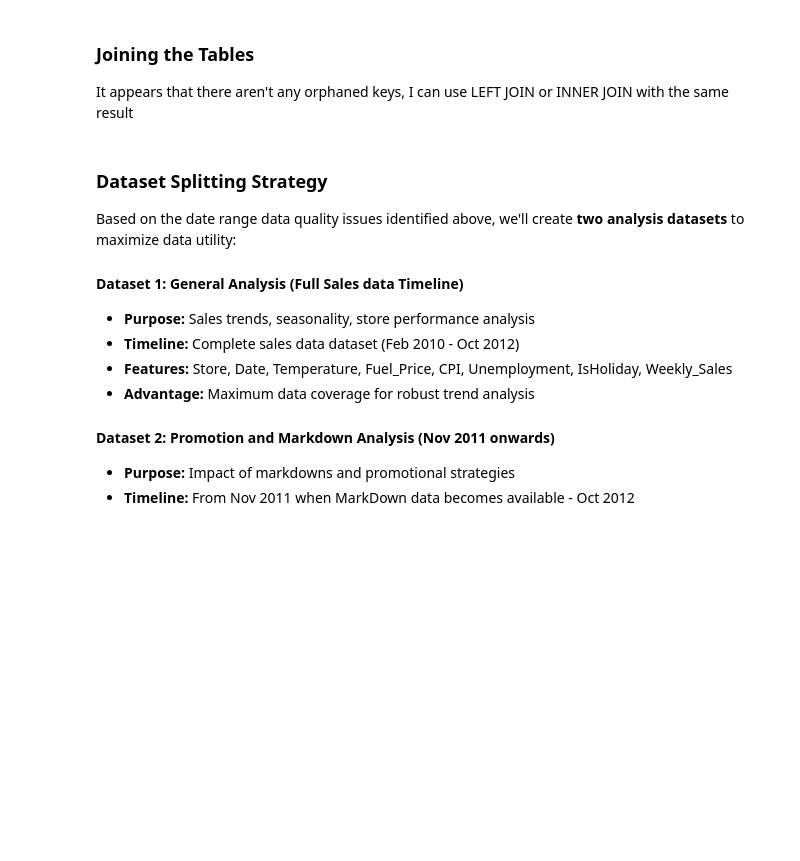
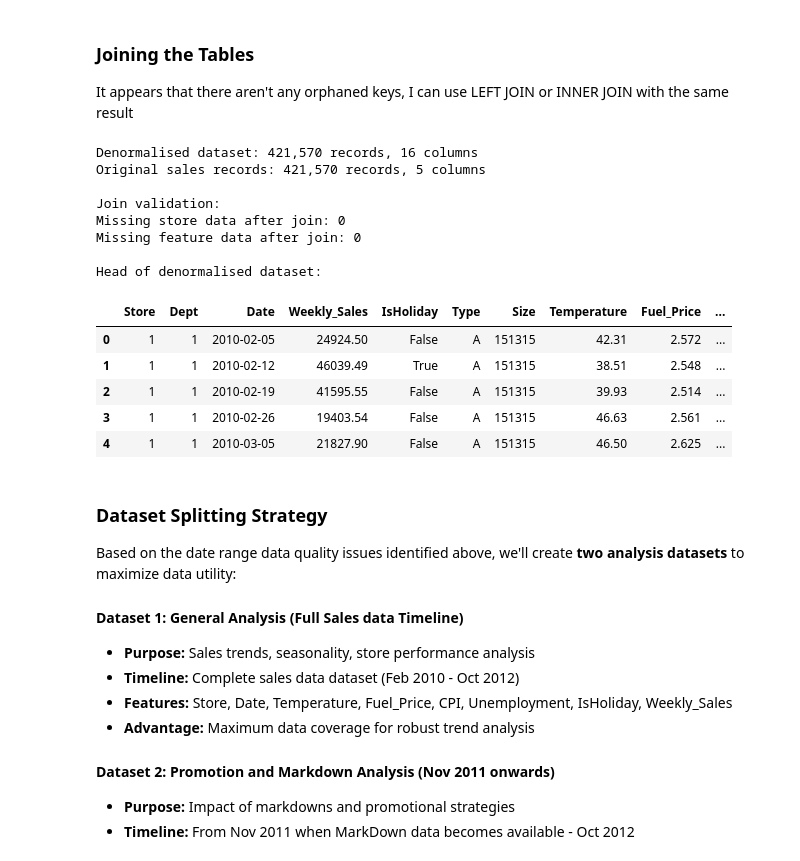
Before and after one commit to Julian-Elliott/retail-sales-analysis, a Jupyter notebook: jupyter_notebooks/retail-sales-analysis.ipynb, the cells around one changed output. Drawn from its saved outputs; the diff is of its cells as text; code cells hidden in the pictures; blank space fills up the shorter version.

Commit message:
feat: add denormalising table join to ipynb with join verification

```diff
--- a/jupyter_notebooks/retail-sales-analysis.ipynb
+++ b/jupyter_notebooks/retail-sales-analysis.ipynb
@@ -306,3 +304,39 @@ It appears that there aren't any orphaned keys, I can use LEFT JOIN or INNER JOI
+# %%
+# Left join merge of definitions and feature definitions to the sales fact table
+
+# Create complete dataset with all three tables joined
+denormalised_sales_df = sales_df_transform.merge(stores_df_transform, on='Store', how='left') \
+                           .merge(features_df_transform, on=['Store', 'Date'], how='left')
+
+print(f"Denormalised dataset: {denormalised_sales_df.shape[0]:,} records, {denormalised_sales_df.shape[1]} columns")
+print(f"Original sales records: {sales_df_transform.shape[0]:,} records, {sales_df_transform.shape[1]} columns")
+
+# Verify join success - check for any null values in key columns
+null_stores = denormalised_sales_df['Type'].isnull().sum()
+null_features = denormalised_sales_df['Temperature'].isnull().sum()
+
+print(f"\nJoin validation:")
+print(f"Missing store data after join: {null_stores}")
+print(f"Missing feature data after join: {null_features}")
+
+# Display sample of joined data
+print(f"\nHead of denormalised dataset:")
+denormalised_sales_df.head()
+# %% [output]
+Denormalised dataset: 421,570 records, 16 columns
+Original sales records: 421,570 records, 5 columns
+
+Join validation:
+Missing store data after join: 0
+Missing feature data after join: 0
+
+Head of denormalised dataset:
+|  | Store | Dept | Date | Weekly_Sales | IsHoliday | Type | Size | Temperature | Fuel_Price | ... |
+| 0 | 1 | 1 | 2010-02-05 | 24924.50 | False | A | 151315 | 42.31 | 2.572 | ... |
+| 1 | 1 | 1 | 2010-02-12 | 46039.49 | True | A | 151315 | 38.51 | 2.548 | ... |
+| 2 | 1 | 1 | 2010-02-19 | 41595.55 | False | A | 151315 | 39.93 | 2.514 | ... |
+| 3 | 1 | 1 | 2010-02-26 | 19403.54 | False | A | 151315 | 46.63 | 2.561 | ... |
+| 4 | 1 | 1 | 2010-03-05 | 21827.90 | False | A | 151315 | 46.50 | 2.625 | ... |
 # %% [markdown]
 ### Dataset Splitting Strategy
 
```
Also changed, not shown: parts of 1 cell of this notebook.
